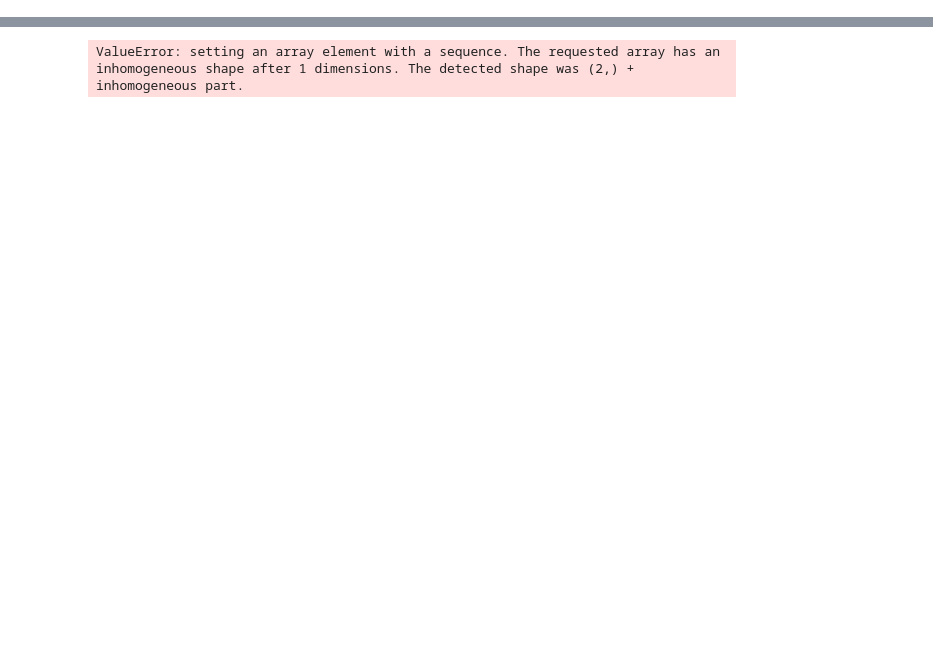
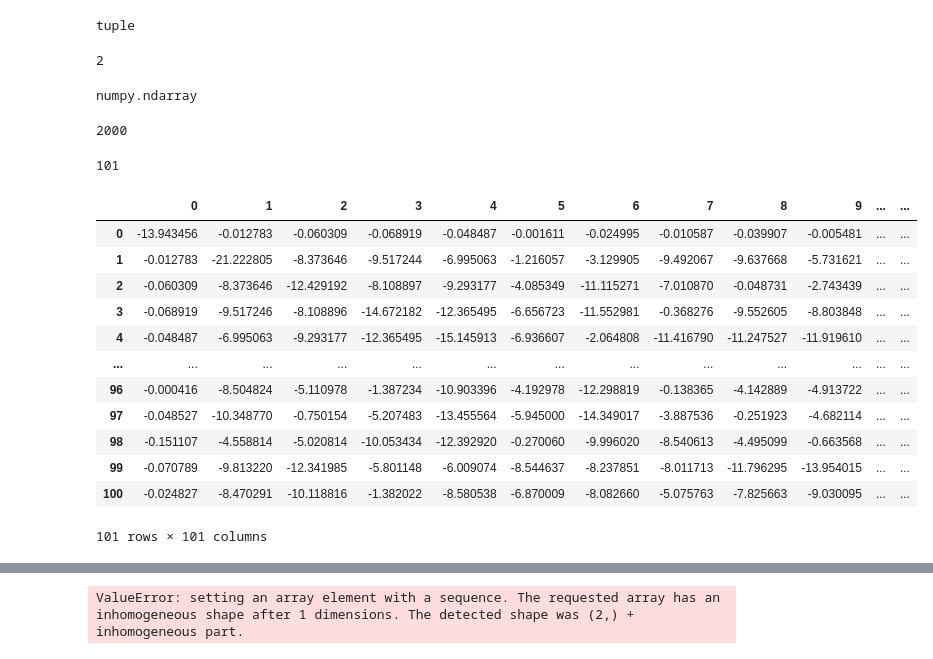
Before and after one commit to yurimnunes/dpdp_new, a Jupyter notebook: heatmap_reader.ipynb, the cells around one changed output, grey strips where cells are left out. Saved outputs shown, nothing was run; the diff lists cells and outputs as text; code cells hidden in the pictures; blank space fills up the shorter version.

```diff
--- a/heatmap_reader.ipynb
+++ b/heatmap_reader.ipynb
@@ -9,0 +13,37 @@ data = pickle.load(open('results/vrp/dados_validacao/heatmaps/heatmaps_default_v
+# %%
+type(data)
+# %% [output]
+tuple
+# %%
+len(data)
+# %% [output]
+2
+# %%
+type(data[0])
+# %% [output]
+numpy.ndarray
+# %%
+len(data[0])
+# %% [output]
+2000
+# %%
+len(data[0][0])
+# %% [output]
+101
+# %%
+data_frame = pd.DataFrame(data[0][0])
+data_frame
+# %% [output]
+|  | 0 | 1 | 2 | 3 | 4 | 5 | 6 | 7 | 8 | 9 | ... | ... |
+| 0 | -13.943456 | -0.012783 | -0.060309 | -0.068919 | -0.048487 | -0.001611 | -0.024995 | -0.010587 | -0.039907 | -0.005481 | ... | ... |
+| 1 | -0.012783 | -21.222805 | -8.373646 | -9.517244 | -6.995063 | -1.216057 | -3.129905 | -9.492067 | -9.637668 | -5.731621 | ... | ... |
+| 2 | -0.060309 | -8.373646 | -12.429192 | -8.108897 | -9.293177 | -4.085349 | -11.115271 | -7.010870 | -0.048731 | -2.743439 | ... | ... |
+| 3 | -0.068919 | -9.517246 | -8.108896 | -14.672182 | -12.365495 | -6.656723 | -11.552981 | -0.368276 | -9.552605 | -8.803848 | ... | ... |
+| 4 | -0.048487 | -6.995063 | -9.293177 | -12.365495 | -15.145913 | -6.936607 | -2.064808 | -11.416790 | -11.247527 | -11.919610 | ... | ... |
+| ... | ... | ... | ... | ... | ... | ... | ... | ... | ... | ... | ... | ... |
+| 96 | -0.000416 | -8.504824 | -5.110978 | -1.387234 | -10.903396 | -4.192978 | -12.298819 | -0.138365 | -4.142889 | -4.913722 | ... | ... |
+| 97 | -0.048527 | -10.348770 | -0.750154 | -5.207483 | -13.455564 | -5.945000 | -14.349017 | -3.887536 | -0.251923 | -4.682114 | ... | ... |
+| 98 | -0.151107 | -4.558814 | -5.020814 | -10.053434 | -12.392920 | -0.270060 | -9.996020 | -8.540613 | -4.495099 | -0.663568 | ... | ... |
+| 99 | -0.070789 | -9.813220 | -12.341985 | -5.801148 | -6.009074 | -8.544637 | -8.237851 | -8.011713 | -11.796295 | -13.954015 | ... | ... |
+| 100 | -0.024827 | -8.470291 | -10.118816 | -1.382022 | -8.580538 | -6.870009 | -8.082660 | -5.075763 | -7.825663 | -9.030095 | ... | ... |
+101 rows × 101 columns
```
Also changed, not shown: parts of 11 cells of this notebook, 1 other file.
